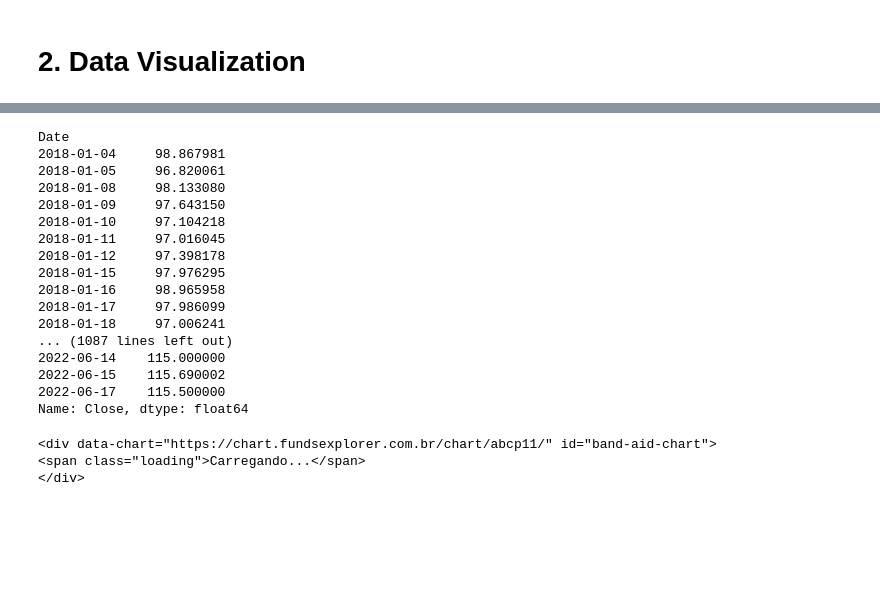
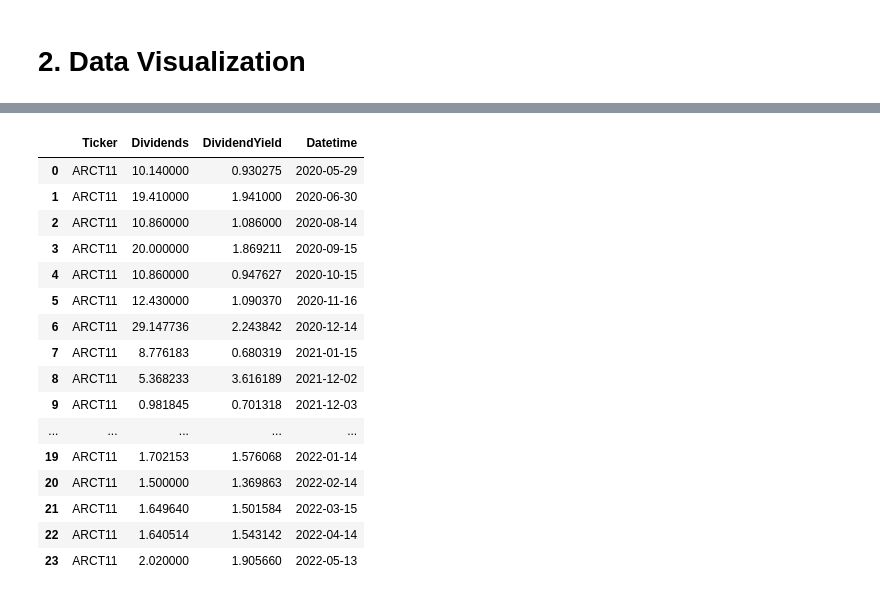
Before and after one commit to HpDiniz/An-lise-Financeira, a Jupyter notebook: Projeto_de_Pesquisa_Mestrado.ipynb, the cells around one changed output, grey strips where cells are left out. Saved outputs shown, nothing was run; the diff lists cells and outputs as text; code cells hidden in the pictures; blank space fills up the shorter version.

```diff
--- a/Projeto_de_Pesquisa_Mestrado.ipynb
+++ b/Projeto_de_Pesquisa_Mestrado.ipynb
@@ -431,35 +478,25 @@ Preciso descobrir o fechamento para a data: 2017-12
-# %%
-ticker = yf.Ticker('ALZR11' + '.SA')
-aux = ticker.history(interval='1d',period="max")
-pd.set_option('display.max_rows', None)
-aux['Close']
-# %% [output]
-Date
-2018-01-04     98.867981
-2018-01-05     96.820061
-2018-01-08     98.133080
-2018-01-09     97.643150
-2018-01-10     97.104218
-2018-01-11     97.016045
-2018-01-12     97.398178
-2018-01-15     97.976295
-2018-01-16     98.965958
-2018-01-17     97.986099
-2018-01-18     97.006241
-... (1087 lines left out)
-2022-06-14    115.000000
-2022-06-15    115.690002
-2022-06-17    115.500000
-Name: Close, dtype: float64
-# %%
-fund = 'ABCP11'
-response = requests.get('https://www.fundsexplorer.com.br/funds/' + fund, headers=headers).content
-
-soup = bs4.BeautifulSoup(response, "html")
-div = soup.find("div", {"id": "band-aid-chart"})
-
-print(div)
-# %% [output]
-<div data-chart="https://chart.fundsexplorer.com.br/chart/abcp11/" id="band-aid-chart">
-<span class="loading">Carregando...</span>
-</div>
+# %%
+fund = 'ARCT11'
+years = 3
+
+df_close = get_close(fund, years)
+df_dividends = get_dividends(fund, years)
+df_dividends
+# %% [output]
+|  | Ticker | Dividends | DividendYield | Datetime |
+| 0 | ARCT11 | 10.140000 | 0.930275 | 2020-05-29 |
+| 1 | ARCT11 | 19.410000 | 1.941000 | 2020-06-30 |
+| 2 | ARCT11 | 10.860000 | 1.086000 | 2020-08-14 |
+| 3 | ARCT11 | 20.000000 | 1.869211 | 2020-09-15 |
+| 4 | ARCT11 | 10.860000 | 0.947627 | 2020-10-15 |
+| 5 | ARCT11 | 12.430000 | 1.090370 | 2020-11-16 |
+| 6 | ARCT11 | 29.147736 | 2.243842 | 2020-12-14 |
+| 7 | ARCT11 | 8.776183 | 0.680319 | 2021-01-15 |
+| 8 | ARCT11 | 5.368233 | 3.616189 | 2021-12-02 |
+| 9 | ARCT11 | 0.981845 | 0.701318 | 2021-12-03 |
+| ... | ... | ... | ... | ... |
+| 19 | ARCT11 | 1.702153 | 1.576068 | 2022-01-14 |
+| 20 | ARCT11 | 1.500000 | 1.369863 | 2022-02-14 |
+| 21 | ARCT11 | 1.649640 | 1.501584 | 2022-03-15 |
+| 22 | ARCT11 | 1.640514 | 1.543142 | 2022-04-14 |
+| 23 | ARCT11 | 2.020000 | 1.905660 | 2022-05-13 |
```
Also changed, not shown: parts of 5 cells of this notebook.
